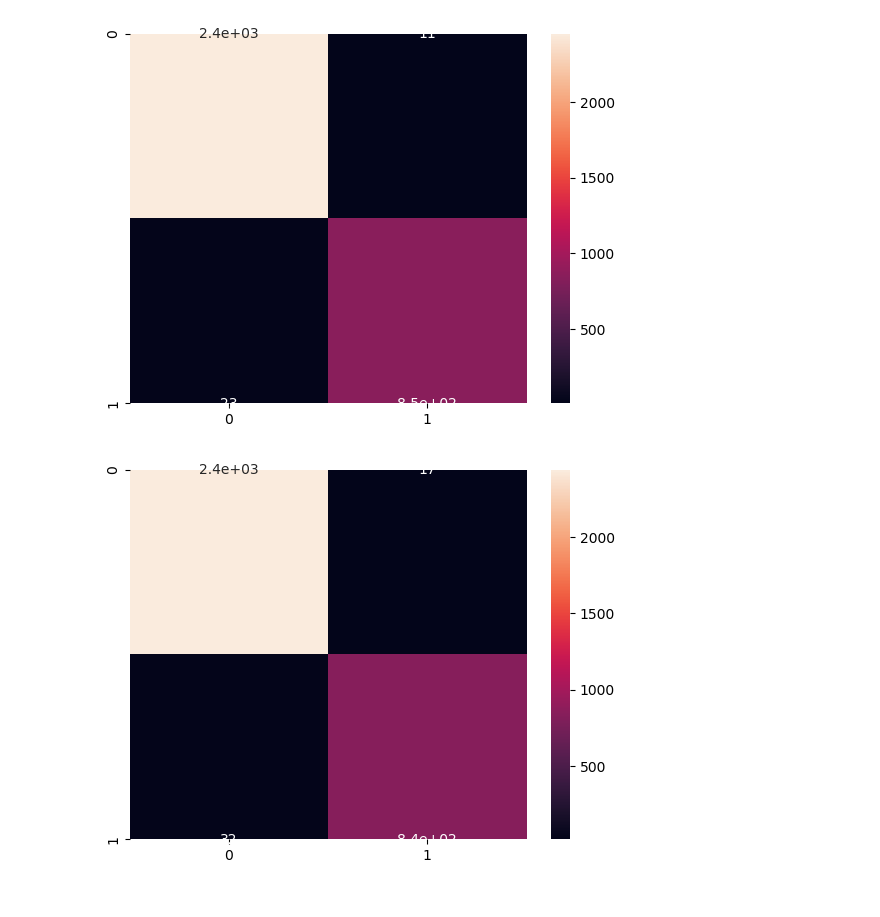
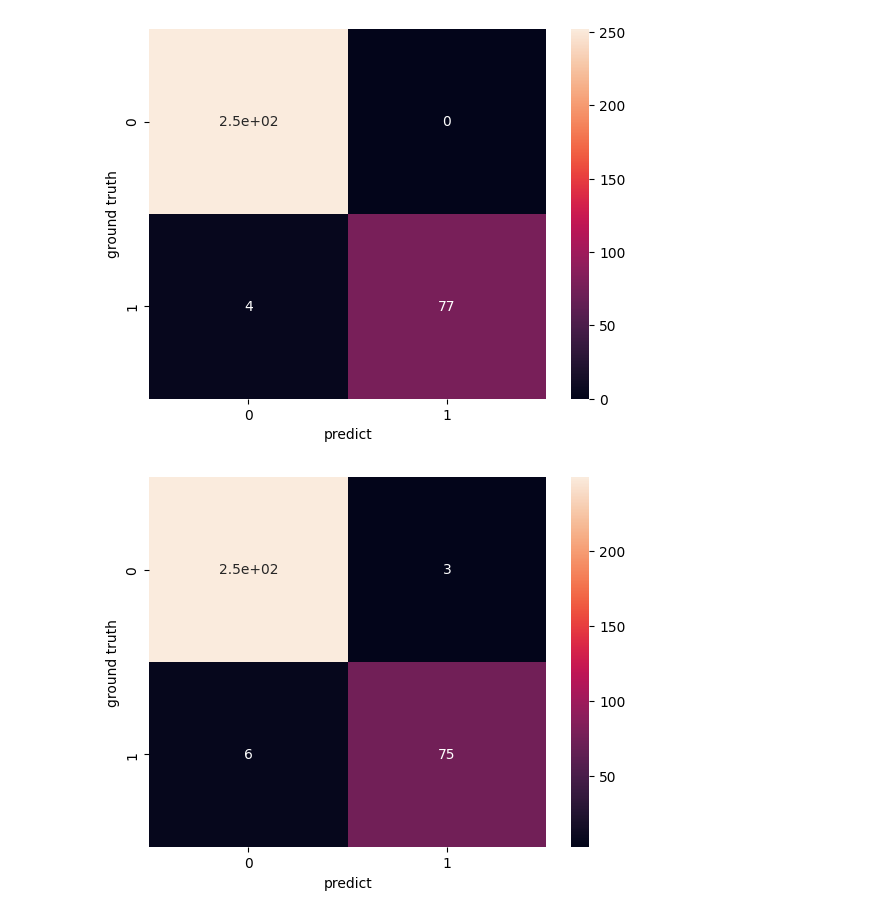
Before and after one commit to SnaKey0u0/2022Data-Mining, a Jupyter notebook: Hw2/main.ipynb, the cells around one changed output. Saved outputs shown, nothing was run; the diff lists cells and outputs as text; code cells hidden in the pictures.

```diff
--- a/Hw2/main.ipynb
+++ b/Hw2/main.ipynb
@@ -17,6 +22,6 @@ from sklearn.discriminant_analysis import LinearDiscriminantAnalysis
 # %%
-train_file_name = "mydata.csv" # mydata
-test_file_name = "mydata_test.csv" # mydata_test
+train_file_name = "E_3.csv" # mydata
+test_file_name = "ET_3.csv" # mydata_test
 # %%
 header = None
 x_train = list()
@@ -91,18 +98,22 @@ clf_svm.fit(x_train, y_train)
 y_predict = clf_svm.predict(x_test)
 m = confusion_matrix(y_test, y_predict)
 snNew.heatmap(m, annot=True)
+plt.xlabel("predict") # x label
+plt.ylabel("ground truth") # y label
 plt.show()
 # %% [output]
-[figure, old version]
+[figure, new version]
 # %%
 neigh = KNeighborsClassifier(n_neighbors=2)
 neigh.fit(x_train, y_train)
 y_predict = neigh.predict(x_test)
 m = confusion_matrix(y_test, y_predict)
 snNew.heatmap(m, annot=True)
+plt.xlabel("predict") # x label
+plt.ylabel("ground truth") # y label
 plt.show()
 # %% [output]
-[figure, old version]
+[figure, new version]
 # %%
 gnb = GaussianNB()
 gnb.fit(x_train, y_train)
```
Also changed, not shown: parts of 5 cells of this notebook, 47 other files.
